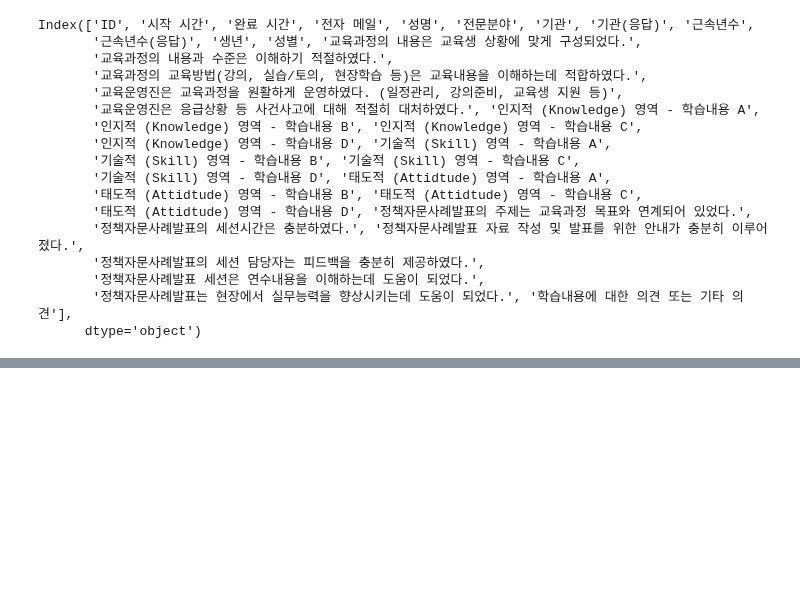
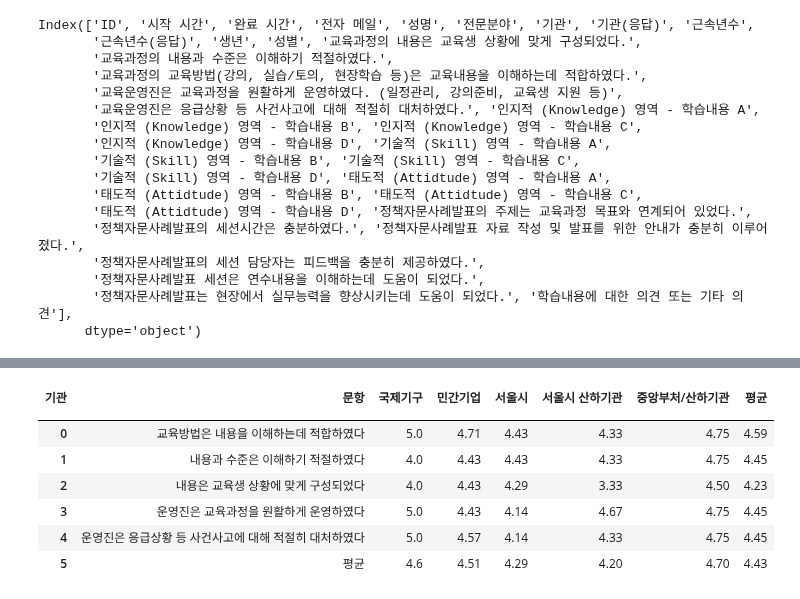
Before and after one commit to jgumin/jupyter-notebook, a Jupyter notebook: isus/scp교육생분석.ipynb, the cells around one changed output, grey strips where cells are left out. Saved outputs shown, nothing was run; the diff lists cells and outputs as text; code cells hidden in the pictures; blank space fills up the shorter version.

```diff
--- a/isus/scp교육생분석.ipynb
+++ b/isus/scp교육생분석.ipynb
@@ -611,2 +602,17 @@ fig.show()
+# %%
+cs_mean_int = cs_mean.mean(axis=1).round(2)
+cs_mean["평균"] = cs_mean_int
+cs_mean = cs_mean.T.reset_index().rename(columns={"index": "문항"})
+cs_mean.index.names = ['']
+cs_mean
+# %% [output]
+| 기관 | 문항 | 국제기구 | 민간기업 | 서울시 | 서울시 산하기관 | 중앙부처/산하기관 | 평균 |
+|  |  |  |  |  |  |  |  |
+| 0 | 교육방법은 내용을 이해하는데 적합하였다 | 5.0 | 4.71 | 4.43 | 4.33 | 4.75 | 4.59 |
+| 1 | 내용과 수준은 이해하기 적절하였다 | 4.0 | 4.43 | 4.43 | 4.33 | 4.75 | 4.45 |
+| 2 | 내용은 교육생 상황에 맞게 구성되었다 | 4.0 | 4.43 | 4.29 | 3.33 | 4.50 | 4.23 |
+| 3 | 운영진은 교육과정을 원활하게 운영하였다 | 5.0 | 4.43 | 4.14 | 4.67 | 4.75 | 4.45 |
+| 4 | 운영진은 응급상황 등 사건사고에 대해 적절히 대처하였다 | 5.0 | 4.57 | 4.14 | 4.33 | 4.75 | 4.45 |
+| 5 | 평균 | 4.6 | 4.51 | 4.29 | 4.20 | 4.70 | 4.43 |
 # %%
 fig = make_subplots(
```
Also changed, not shown: parts of 11 cells of this notebook.
